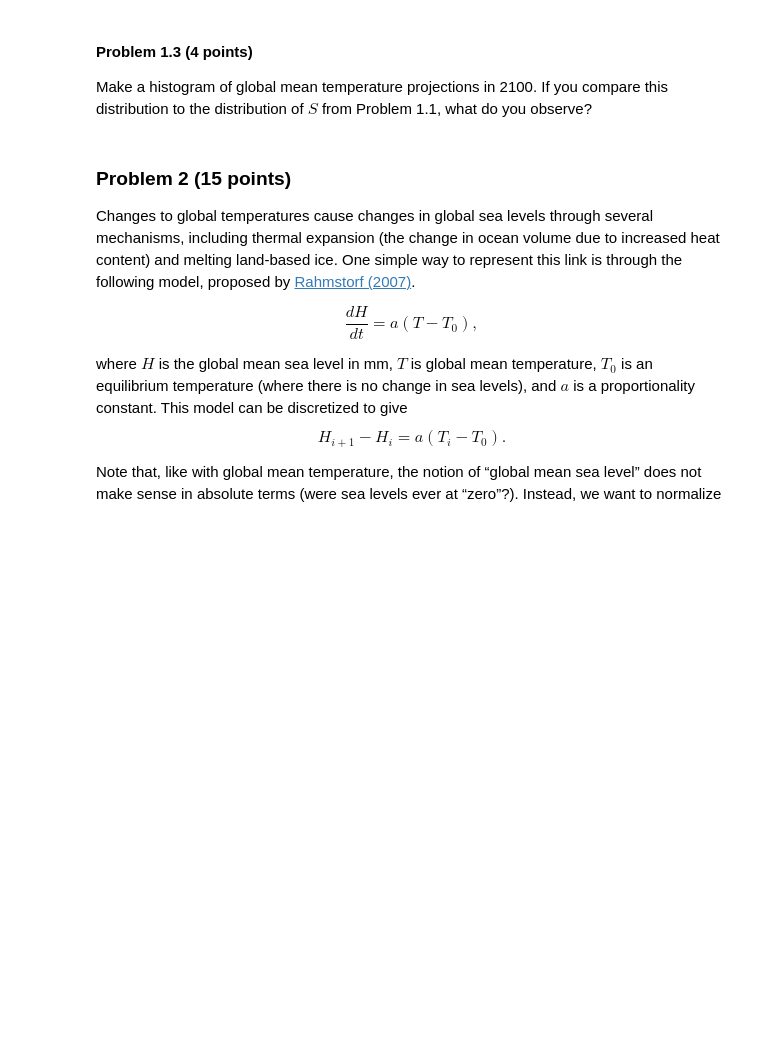
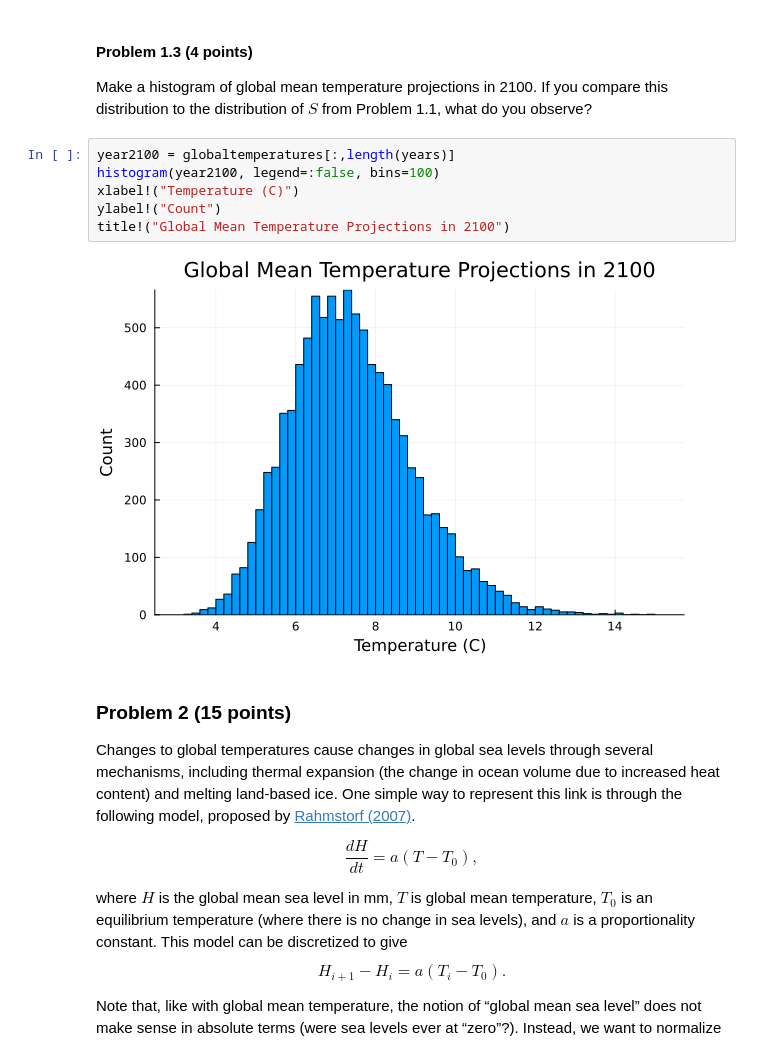
Before and after one commit to BEE4750-FA23/hw3-Erc03, a Jupyter notebook: hw03.ipynb, the cells around one changed output. Drawn from its saved outputs; the diff is of its cells as text; blank space fills up the shorter version.

```diff
--- a/hw03.ipynb
+++ b/hw03.ipynb
@@ -199,6 +230,14 @@ mean temperature. Plot the median and 90% predictive distribution
 Make a histogram of global mean temperature projections in 2100. If you
 compare this distribution to the distribution of $S$ from Problem 1.1,
 what do you observe?
+# %%
+year2100 = globaltemperatures[:,length(years)]
+histogram(year2100, legend=:false, bins=100)
+xlabel!("Temperature (C)")
+ylabel!("Count")
+title!("Global Mean Temperature Projections in 2100")
+# %% [output]
+[figure, added]
 # %% [markdown]
 ### Problem 2 (15 points)
 
```
Also changed, not shown: parts of 5 cells of this notebook.
